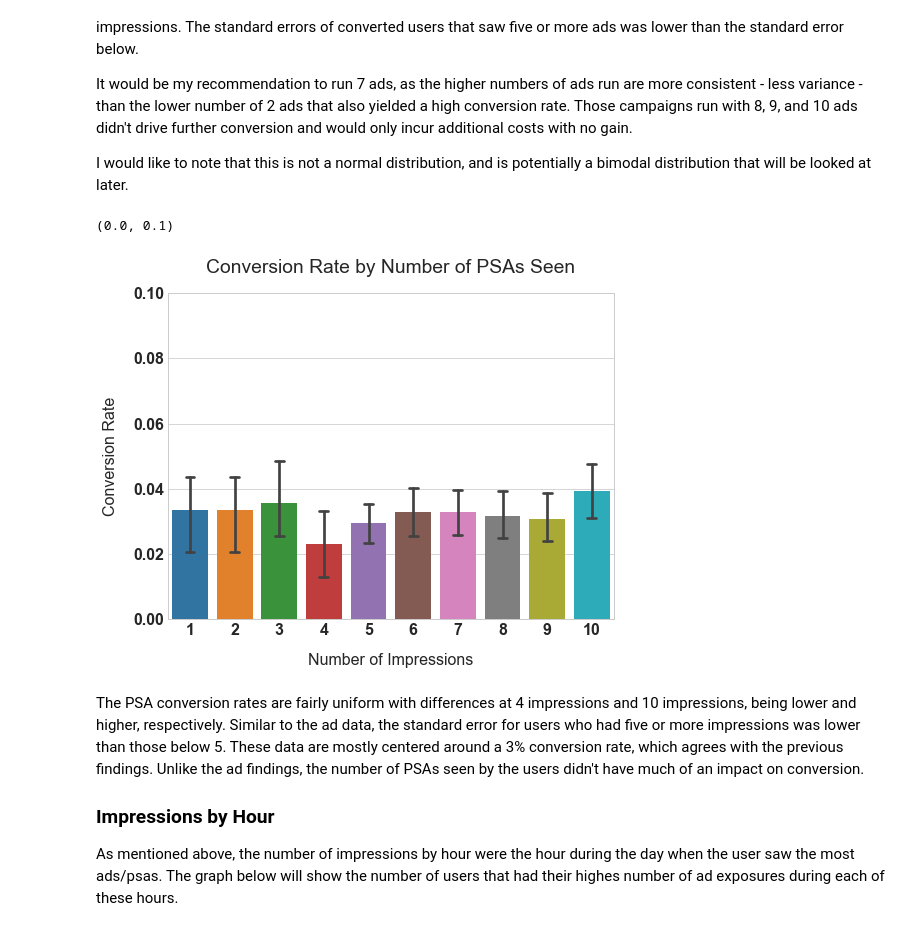
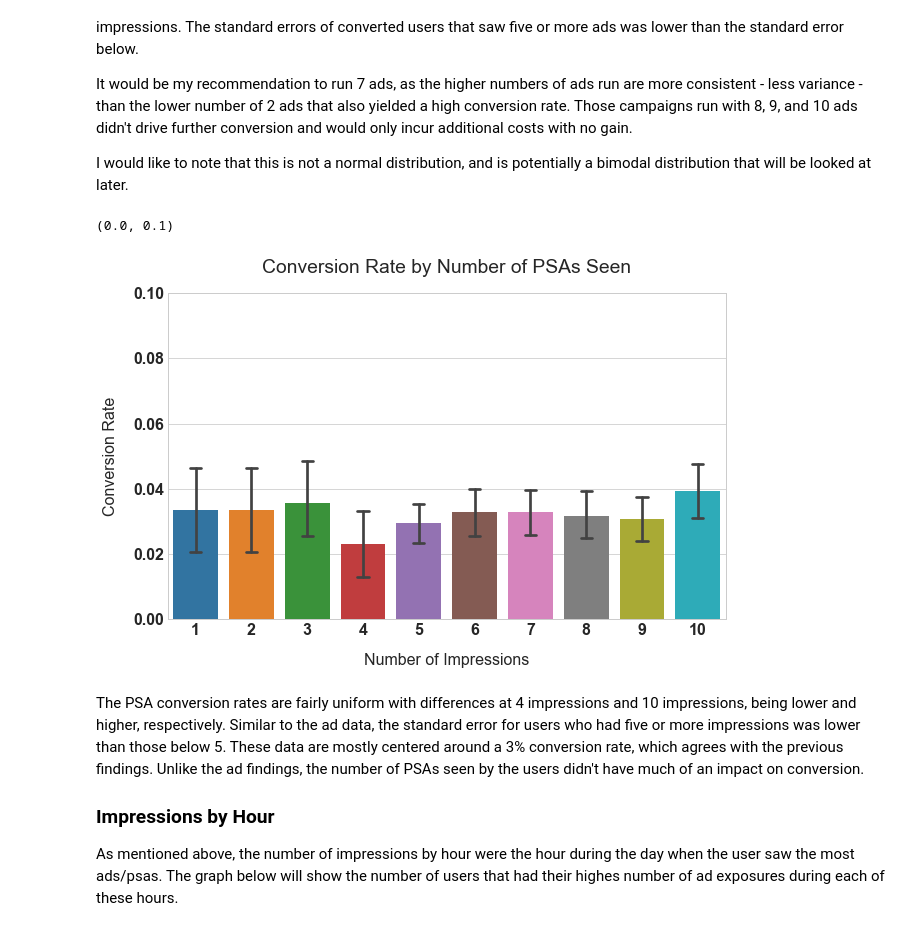
Before and after one commit to FreshOats/Marketing_Analysis, a Jupyter notebook: Ad_Campaign_AB_Test.ipynb, the cells around one changed output. Saved outputs shown, nothing was run; the diff lists cells and outputs as text; code cells hidden in the pictures.

```diff
--- a/Ad_Campaign_AB_Test.ipynb
+++ b/Ad_Campaign_AB_Test.ipynb
@@ -359,17 +358,17 @@ It would be my recommendation to run 7 ads, as the higher numbers of ads run are
 
 I would like to note that this is not a normal distribution, and is potentially a bimodal distribution that will be looked at later.
 # %%
-plt.figure(figsize=(8, 6))
+plt.figure(figsize=(10, 6))
 
 sns.barplot(data=psas, x='total_user_impressions', y='converted',
             estimator=np.mean, ci=80, capsize=0.2)
 plt.title('Conversion Rate by Number of PSAs Seen', pad=20)
 plt.xlabel('Number of Impressions', labelpad=15)
 plt.ylabel('Conversion Rate', labelpad=15)
 plt.ylim([0.0, 0.10])
 # %% [output]
 (0.0, 0.1)
-[figure, old version]
+[figure, new version]
 # %% [markdown]
 The PSA conversion rates are fairly uniform with differences at 4 impressions and 10 impressions, being lower and higher, respectively. Similar to the ad data, the standard error for users who had five or more impressions was lower than those below 5. These data are mostly centered around a 3% conversion rate, which agrees with the previous findings. Unlike the ad findings, the number of PSAs seen by the users didn't have much of an impact on conversion.
 
```
Also changed, not shown: parts of 13 cells of this notebook, 13 other files.
